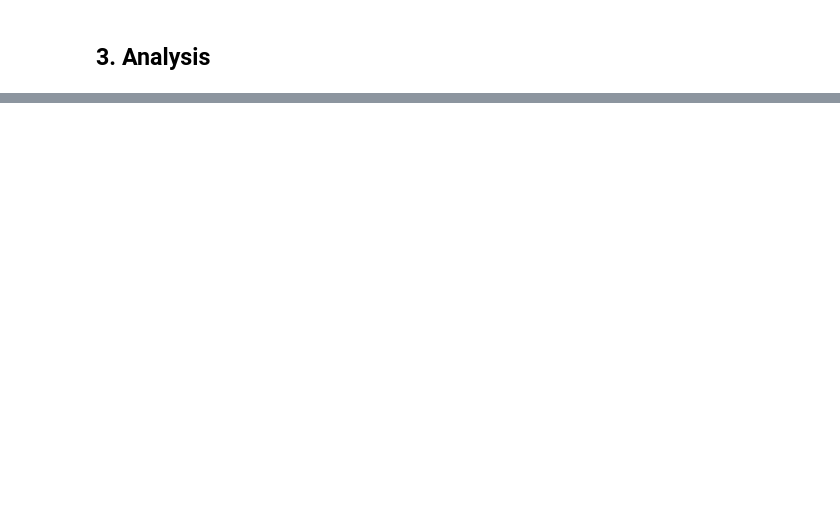
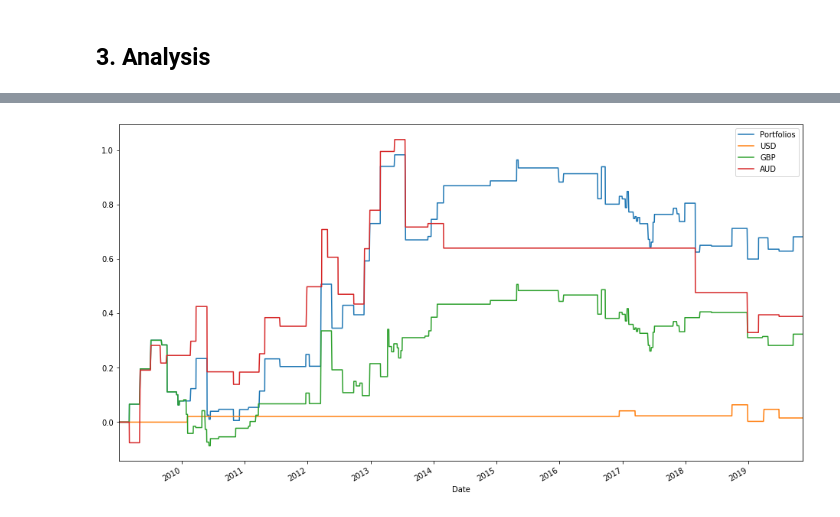
Before and after one commit to Zhehao97/AlgorithmicTrading_final, a Jupyter notebook: 2.Carry Trade Implementation.ipynb, the cells around one changed output, grey strips where cells are left out. Cells and saved outputs as stored; diff of their text form; code cells hidden in the pictures; blank space fills up the shorter version.

Commit message:
bug fixed on return calculation V2

```diff
--- a/2.Carry Trade Implementation.ipynb
+++ b/2.Carry Trade Implementation.ipynb
@@ -19,3 +19,3 @@ final_data = pd.read_csv(data_path)
 # %%
-final_data = final_data.set_index('Date')
-final_data.index = pd.to_datetime(final_data.index)
+final_data_new = final_data_new.set_index('Date')
+final_data_new.index = pd.to_datetime(final_data_new.index)
@@ -38,3 +48,4 @@ period_list = [7, 30, 60]
 # %%
-results = ct.algo_loop(final_data, fx_list, period_list, leverage = 2.0)
+results_07 = ct.algo_loop(final_data_new, fx_list, period_list, leverage = 2.0)
+results_09 = ct.algo_loop(final_data_new.iloc[324:], fx_list, period_list, leverage = 2.0)
 # %% [output]
@@ -48,0 +76,9 @@ https://pandas.pydata.org/pandas-docs/stable/user_guide/indexing.html#deprecate-
+# %%
+# if you want to test single currency or single trading period, just modify the following list
+usd_list = ['USD']
+aud_list = ['AUD']
+gbp_list = ['GBP']
+# %%
+results_usd = ct.algo_loop(final_data_new.iloc[324:], usd_list, period_list, leverage = 2.0)
+results_aud = ct.algo_loop(final_data_new.iloc[324:], aud_list, period_list, leverage = 2.0)
+results_gbp = ct.algo_loop(final_data_new.iloc[324:], gbp_list, period_list, leverage = 2.0)
@@ -88,0 +153,9 @@ results['Period'].hist()
+# %%
+results_09['Real_Return'].plot(label='Portfolios')
+results_usd['Real_Return'].plot(label='USD')
+results_gbp['Real_Return'].plot(label='GBP')
+results_aud['Real_Return'].plot(label='AUD')
+plt.legend()
+plt.show()
+# %% [output]
+[figure, added]
```
Also changed, not shown: parts of 31 cells of this notebook, 1 other file.
